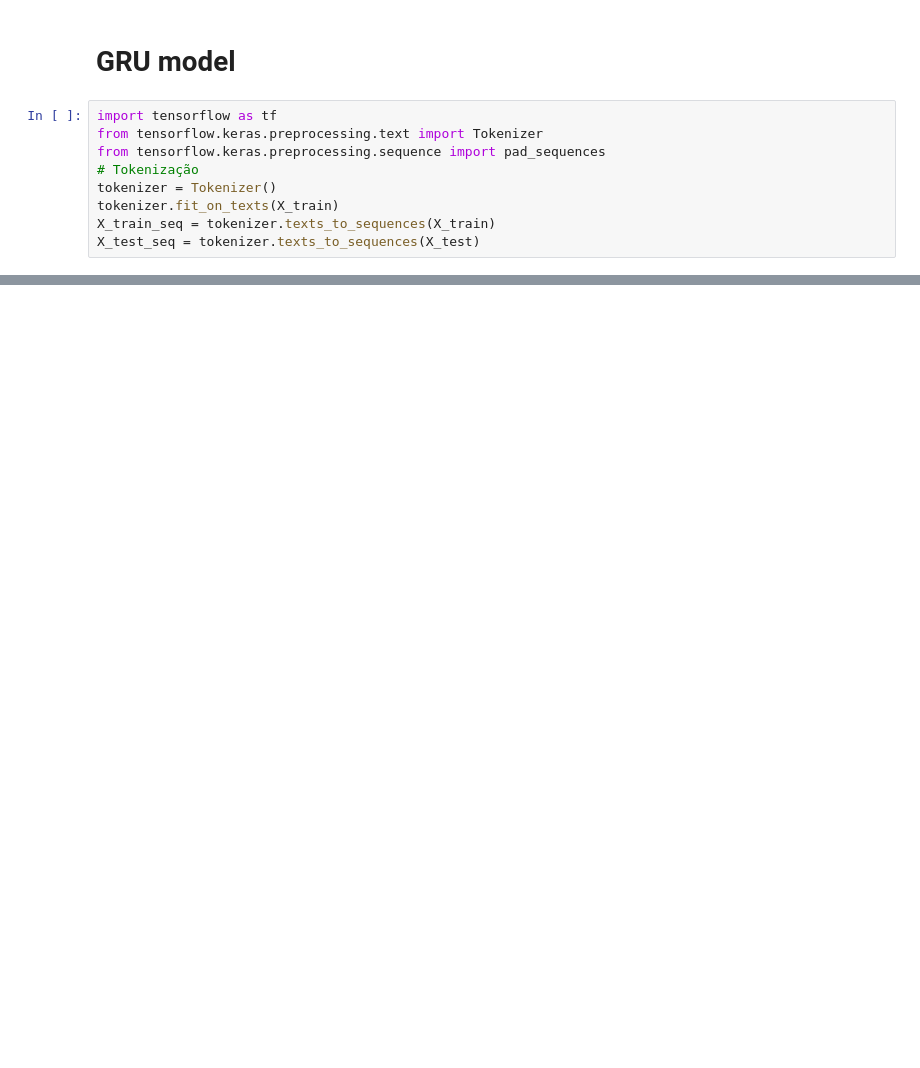
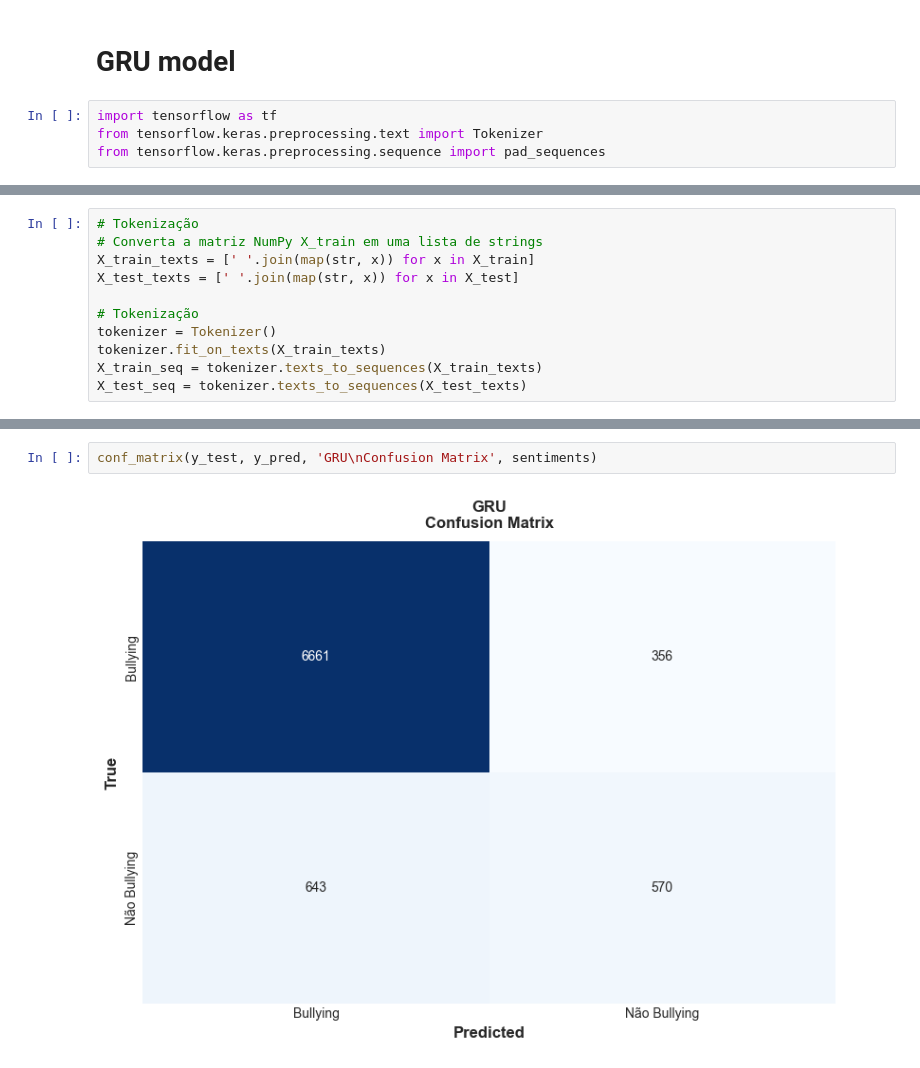
Before and after one commit to Romz16/Detec-o_MensagensOfensivas, a Jupyter notebook: TP_RN (1).ipynb, the cells around one changed output, grey strips where cells are left out. Saved outputs shown, nothing was run; the diff lists cells and outputs as text; blank space fills up the shorter version.

```diff
--- a/TP_RN (1).ipynb
+++ b/TP_RN (1).ipynb
@@ -913,8 +918,3 @@ conf_matrix(y_test_list,y_pred_list,'PyTorch Bi-LSTM Sentiment Analysis\nConfusi
 import tensorflow as tf
 from tensorflow.keras.preprocessing.text import Tokenizer
 from tensorflow.keras.preprocessing.sequence import pad_sequences
-# Tokenização
-tokenizer = Tokenizer()
-tokenizer.fit_on_texts(X_train)
-X_train_seq = tokenizer.texts_to_sequences(X_train)
-X_test_seq = tokenizer.texts_to_sequences(X_test)
@@ -923 +921,12 @@ WARNING:tensorflow:From c:\Users\romul\AppData\Local\Programs\Python\Python311\L
+# %%
+# Tokenização
+# Converta a matriz NumPy X_train em uma lista de strings
+X_train_texts = [' '.join(map(str, x)) for x in X_train]
+X_test_texts = [' '.join(map(str, x)) for x in X_test]
+
+# Tokenização
+tokenizer = Tokenizer()
+tokenizer.fit_on_texts(X_train_texts)
+X_train_seq = tokenizer.texts_to_sequences(X_train_texts)
+X_test_seq = tokenizer.texts_to_sequences(X_test_texts)
 # %%
@@ -993,0 +1003,4 @@ weighted avg       0.87      0.86      0.86      8227
+# %%
+conf_matrix(y_test, y_pred, 'GRU\nConfusion Matrix', sentiments)
+# %% [output]
+[figure, added]
```
Also changed, not shown: parts of 38 cells of this notebook, 3 other files.
